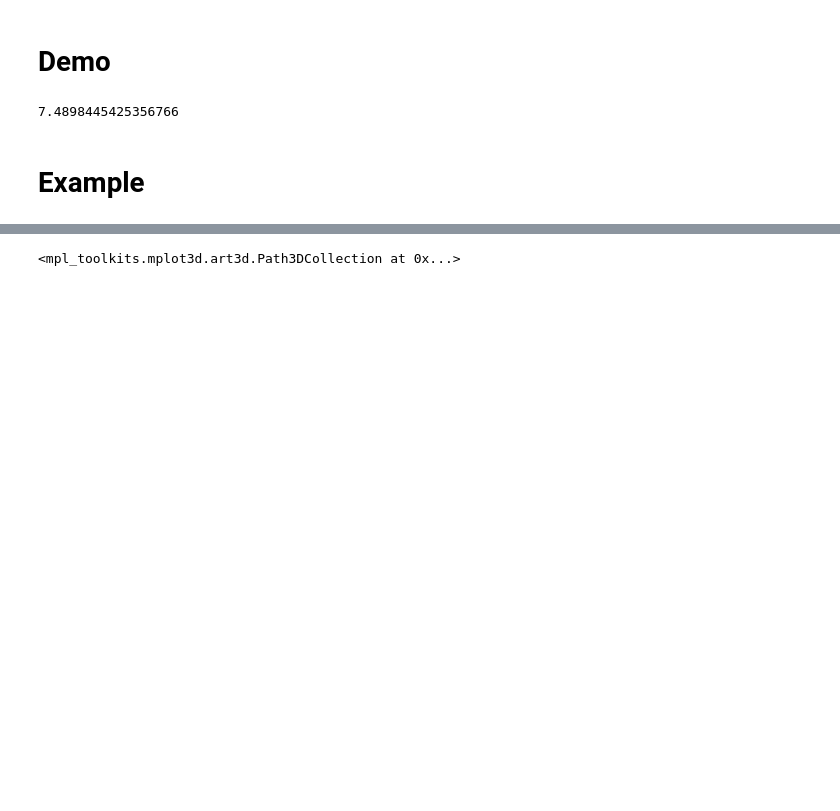
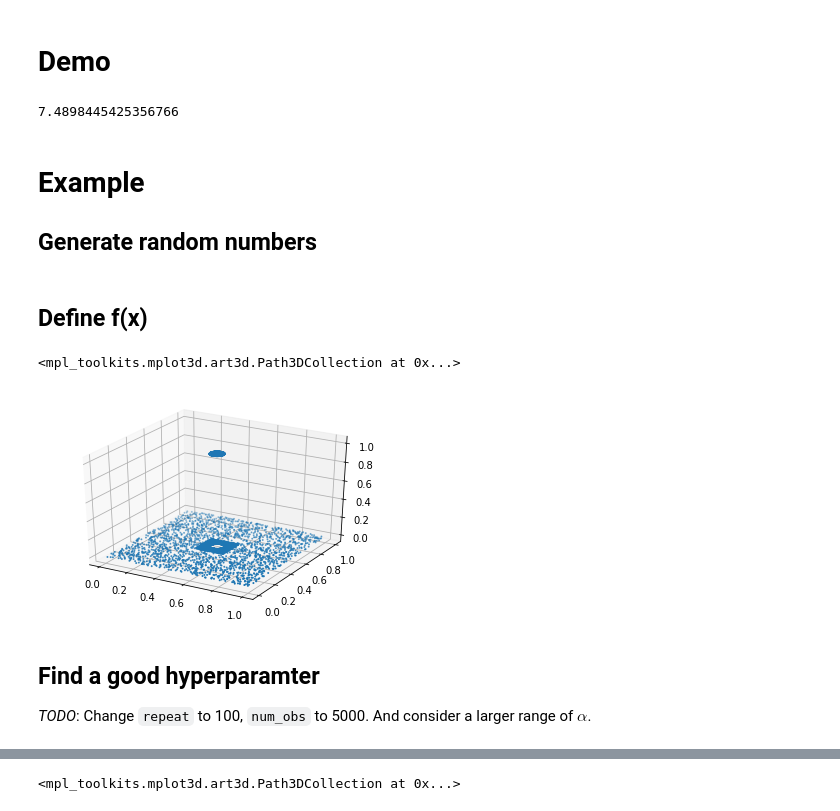
Before and after one commit to mshaocong/npreg, a Jupyter notebook: K-NN-FL/example.ipynb, the cells around one changed output, grey strips where cells are left out. Cells and saved outputs as stored; diff of their text form; code cells hidden in the pictures; blank space fills up the shorter version.

```diff
--- a/K-NN-FL/example.ipynb
+++ b/K-NN-FL/example.ipynb
@@ -19,3 +19,5 @@ model.predict(x)
 7.4898445425356766
 # %% [markdown]
 # Example
+
+## Generate random numbers
@@ -21,0 +59,33 @@ model.predict(x)
+# %% [markdown]
+## Define f(x)
+# %%
+def f(x):
+    c = np.array([0.5,0.5])
+    y = (np.sum((x-c)**2, axis=1)<=0.002)
+    return y.astype(float)
+
+from mpl_toolkits.mplot3d import Axes3D
+import matplotlib.pyplot as plt
+
+num_obs = 10000
+X = get_rand_num(num_obs)
+
+s = np.random.normal(0, np.sqrt(0.5)/2, num_obs)
+y = f(X) + s
+
+#Visualize f
+fig = plt.figure()
+ax = fig.add_subplot(111, projection='3d')
+
+xs = X[:,0]
+ys = X[:,1]
+zs = f(X)
+
+ax.scatter(xs, ys, zs, s=1)
+# %% [output]
+<mpl_toolkits.mplot3d.art3d.Path3DCollection at 0x...>
+[figure, added]
+# %% [markdown]
+## Find a good hyperparamter
+
+*TODO*: Change `repeat` to 100, `num_obs` to 5000. And consider a larger range of $\alpha$.
```
Also changed, not shown: parts of 7 cells of this notebook, 2 other files.
